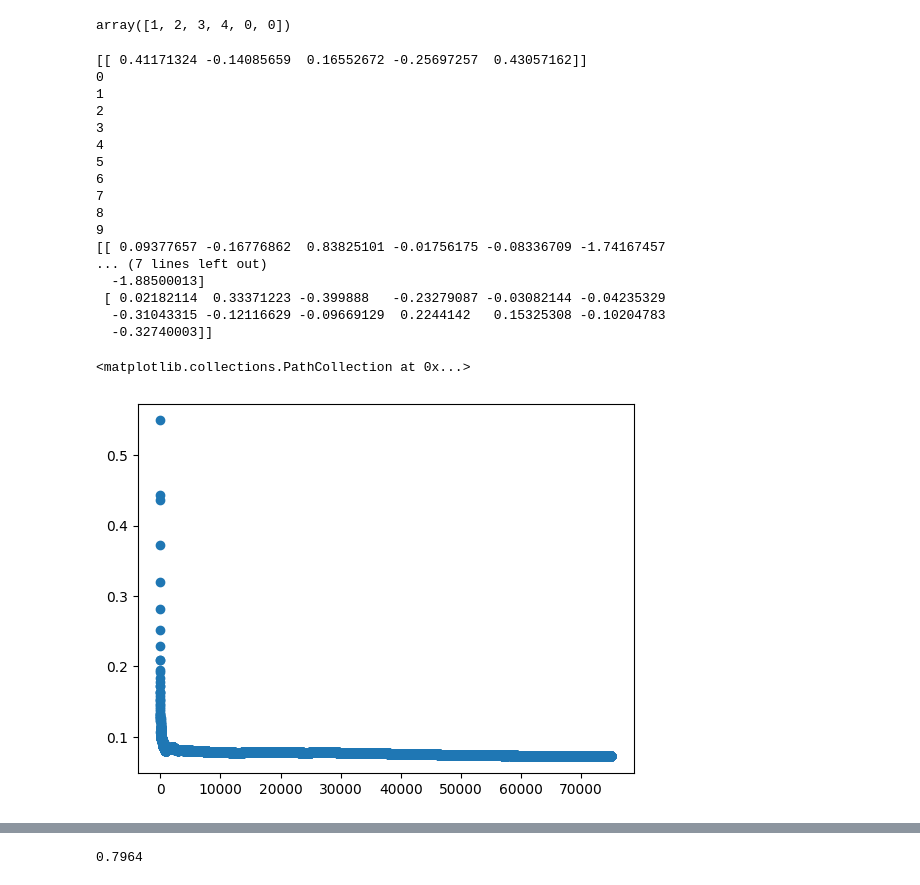
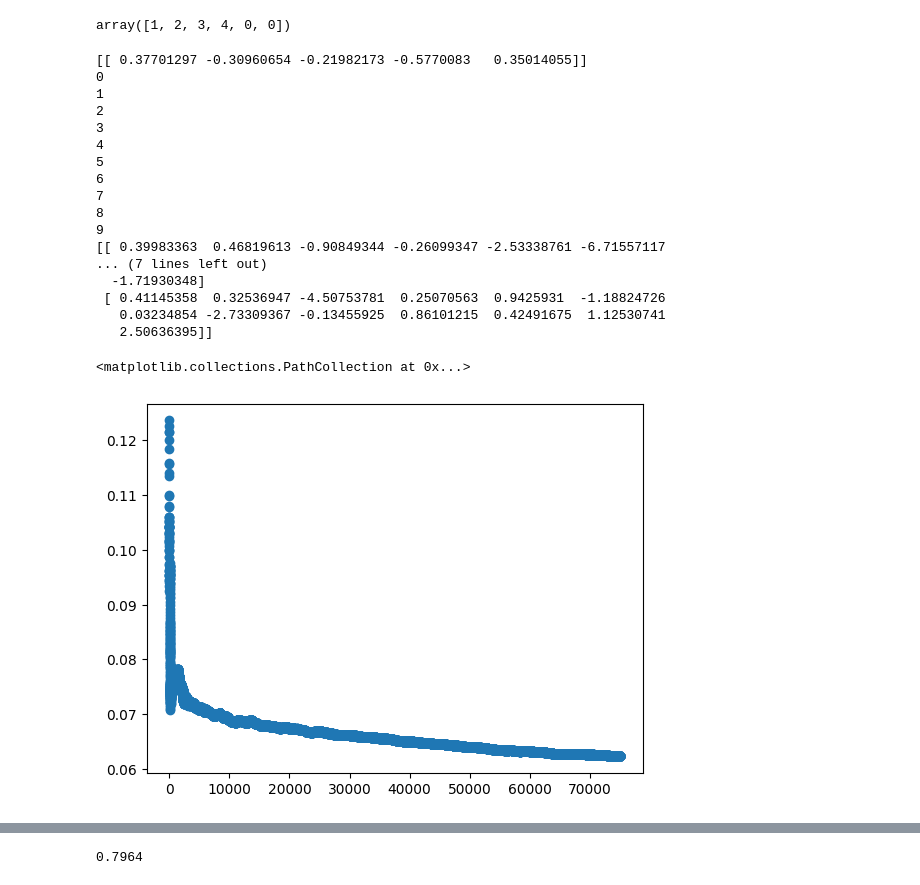
Before and after one commit to fa993/ml-notebooks, a Jupyter notebook: ANN.ipynb, the cells around one changed output, grey strips where cells are left out. Cells and saved outputs as stored; diff of their text form; code cells hidden in the pictures.

Commit message:
feat: added batching and other functions

```diff
--- a/ANN.ipynb
+++ b/ANN.ipynb
@@ -152,6 +152,6 @@ x_train.describe()
 | 75% | 7.053278e-01 | 1.000000 | 4.922864e-01 | 7.010301e-01 | 8.244062e-01 | 2.000000 | 1.000000 | 1.000000 | ... |
 | max | 2.053492e+00 | 1.000000 | 4.403864e+00 | 1.739286e+00 | 2.597304e+00 | 4.000000 | 1.000000 | 1.000000 | ... |
 # %%
-y_train = y_train + 1
+# y_train = y_train + 1
 y_train
 # %% [output]
@@ -173,8 +173,11 @@ Name: Exited, Length: 7500, dtype: int64
 # %%
 # activation function, we will use the relU function, f(x) = max(0, x)
 # %%
-def activation_function_relu(x):
-    return np.vectorize(lambda x3: max(0,x3))(x)
+# def activation_function_relu(x):
+#     return np.vectorize(lambda x3: max(0,x3))(x)
+
+def activation_function_sigm(x):
+    return np.vectorize(lambda x3: 1 / (1 + math.e ** -(x3)))(x)
 # %%
 x = np.array([1, 2, 3, 4, -1, -3])
 # %%
@@ -186,7 +189,7 @@ def evaluate(weights, inputs):
     inputs = np.array(inputs).reshape(len(inputs), 1)
     return np.matmul(weights, inputs)
 def apply_activation_func(inputs):
-    return activation_function_relu(inputs)
+    return activation_function_sigm(inputs)
 # %%
 # weights matrix = [features x neurons] for each layer
 # incorporate the bias term in weights as an extra column and add an extra feature which always resolves to 1 in the data
@@ -213,15 +216,29 @@ allerrs = []
 cumallerrs = []
 sumall = 0
 alpha = 0.1
-backpropf = np.vectorize(lambda x: 0 if x <= 0 else 1)
+batch_size = 1
+# backpropf = np.vectorize(lambda x: 0 if x <= 0 else 1)
+backpropf = np.vectorize(lambda x: x * (1 - x))
 for i in range(10):
     print(i)
     lst = list(zip(x_train.iterrows(), y_train.items()))
     random.shuffle(lst)
+    bs = 0
+    k = 0
+    outputs_agg = np.zeros((1, 5))
+    output2_agg = 0.0
+    y_row_agg = 0.0
+    x_row_agg = np.zeros((13,))
     for x_row, y_row in lst:
+        bs +=1
+        k += 1
         outputs = train_rowwise(x_row[1], weights_h1)
         outputs = np.append(outputs, 1)
+        outputs_agg += outputs
         output2 = train_rowwise(outputs, weights_o)
+        output2_agg += output2
+        y_row_agg += y_row[1]
+        x_row_agg += np.array(x_row[1])
          # Now calculate backprop vals
         # Whereever outputs == 0 gradient is 0 in that direction else 1
         # for relu function
@@ -232,13 +249,24 @@ for i in range(10):
         sumall += err
         cumallerrs.append(sumall / len(allerrs))
 
+        if k != len(lst)-1 and bs != batch_size:
+            continue
+
+        outputs_agg /= bs
+        # print(outputs_agg)
+        x_row_agg /= bs
+        # print(x_row_agg)
+        output2_agg /= bs
+        y_row_agg /= bs
+        bs = 0
+
         # adjust weights based on alpha and this
 
-        backprop_c = output2 - y_row[1]
+        backprop_c = output2_agg - y_row_agg
 
-        layer_prop_c = backprop_c * backpropf(output2)
+        layer_prop_c = backprop_c * backpropf(output2_agg)
 
-        error_grad_op = layer_prop_c * outputs
+        error_grad_op = layer_prop_c * outputs_agg
 
         # print(error_grad_op)
 
@@ -246,42 +274,47 @@ for i in range(10):
 
         backprop_c = backprop_c * weights_o
 
-        layer_prop_h_c = backprop_c * backpropf(outputs)
+        layer_prop_h_c = backprop_c * backpropf(outputs_agg)
 
         # print(layer_prop_h_c)
 
         n_weights_h1 = np.zeros((4, 13))
         i = 0
         for err_n in n_weights_h1:
-            n_weights_h1[i] = layer_prop_h_c[0][i] * x_row[1]
+            n_weights_h1[i] = layer_prop_h_c[0][i] * x_row_agg
             i+=1
 
         weights_o -= alpha * error_grad_op
         weights_h1 -= alpha * n_weights_h1
 
+        outputs_agg = np.zeros((1, 5))
+        output2_agg = 0.0
+        y_row_agg = 0.0
+        x_row_agg = np.zeros((13,))
+
 print(weights_h1)
 
 plt.scatter([i for i in range(len(cumallerrs))], cumallerrs)
 # %% [output]
-[[ 0.41171324 -0.14085659  0.16552672 -0.25697257  0.43057162]]
+[[ 0.37701297 -0.30960654 -0.21982173 -0.5770083   0.35014055]]
 0
 1
 2
 3
 4
 5
 6
 7
 8
 9
-[[ 0.09377657 -0.16776862  0.83825101 -0.01756175 -0.08336709 -1.74167457
+[[ 0.39983363  0.46819613 -0.90849344 -0.26099347 -2.53338761 -6.71557117
 ... (7 lines left out)
-  -1.88500013]
- [ 0.02182114  0.33371223 -0.399888   -0.23279087 -0.03082144 -0.04235329
-  -0.31043315 -0.12116629 -0.09669129  0.2244142   0.15325308 -0.10204783
-  -0.32740003]]
+  -1.71930348]
+ [ 0.41145358  0.32536947 -4.50753781  0.25070563  0.9425931  -1.18824726
+   0.03234854 -2.73309367 -0.13455925  0.86101215  0.42491675  1.12530741
+   2.50636395]]
 <matplotlib.collections.PathCollection at 0x...>
-[figure, old version]
+[figure, new version]
 # %%
 y_train
 # %% [output]
```
Also changed, not shown: parts of 8 cells of this notebook.
